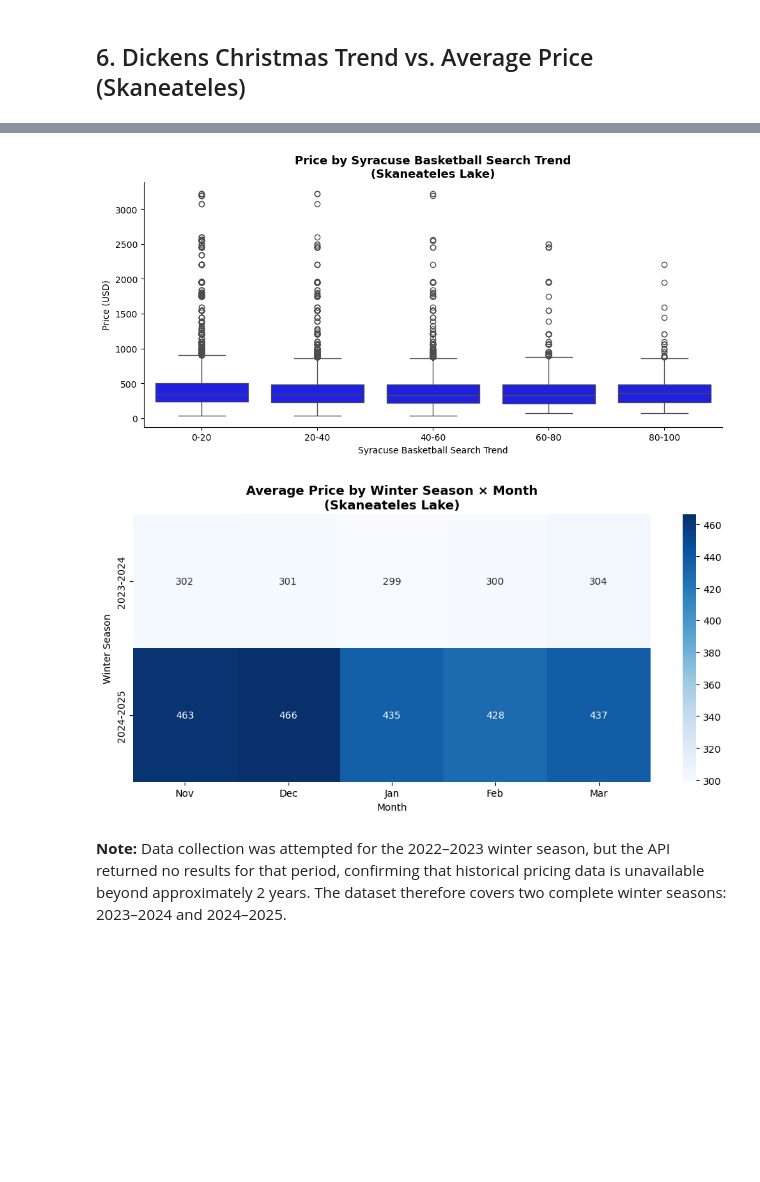
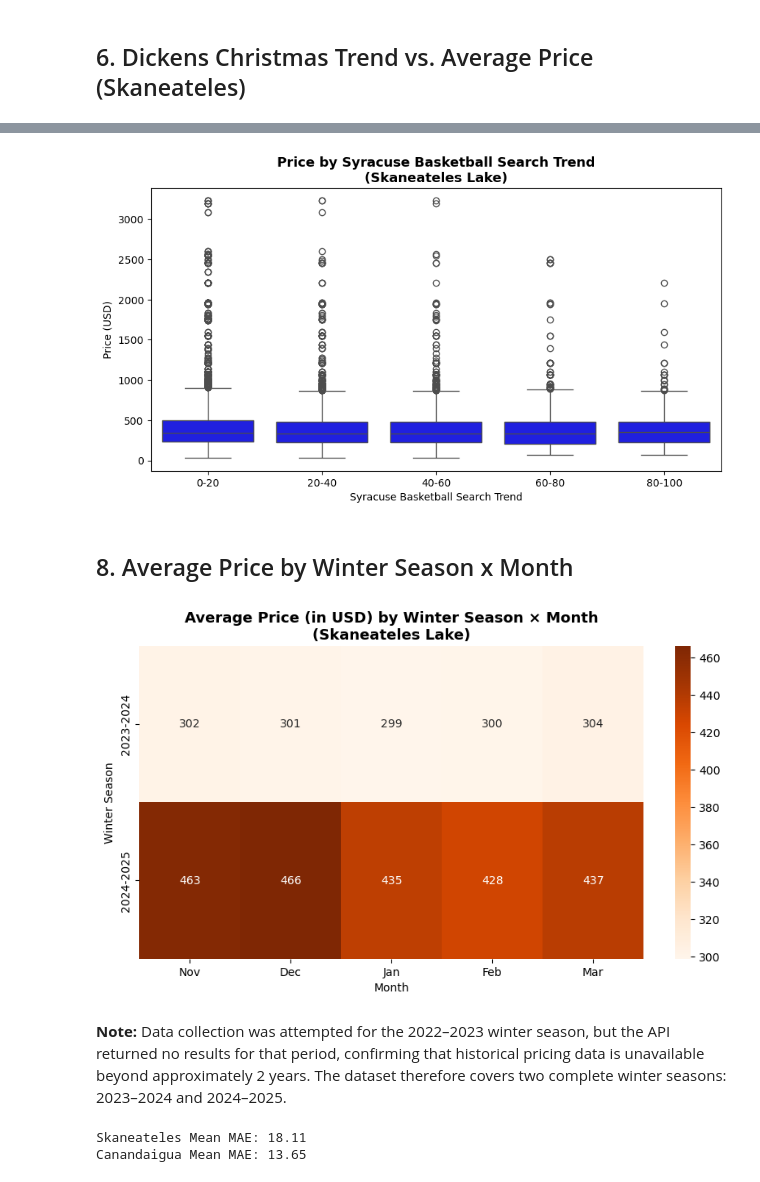
Before and after one commit to jiayuez103/dsci510_final_project, a Jupyter notebook: src/results.ipynb, the cells around one changed output, grey strips where cells are left out. Cells and saved outputs as stored; diff of their text form; code cells hidden in the pictures; blank space fills up the shorter version.

```diff
--- a/src/results.ipynb
+++ b/src/results.ipynb
@@ -4,11 +4,16 @@
 
 This notebook presents the results of a Random Forest analysis examining what drives winter Airbnb pricing in two Finger Lakes regions over three winter seasons (2022–2025).
 # %%
+import sys
 import pandas as pd
 import matplotlib.pyplot as plt
 import matplotlib
 import numpy as np
 import seaborn as sns
+
+sys.path.append('../src')
+from config import DATA_DIR, RESULTS_DIR
+from analyze import get_feature_importance, normalize_prices, run_full_model
 
 matplotlib.rcParams['figure.figsize'] = (10, 6)
 matplotlib.rcParams['axes.spines.top'] = False
@@ -17,12 +22,12 @@ matplotlib.rcParams['savefig.transparent'] = False
 matplotlib.rcParams['figure.facecolor'] = 'white'
 matplotlib.rcParams['axes.facecolor'] = 'white'
 
-rf_sk = pd.read_csv('../results/rf_results_skaneateles.csv')
-rf_ca = pd.read_csv('../results/rf_results_canandaigua.csv')
-importance_sk = pd.read_csv('../results/full_model_importance_skaneateles.csv')
-importance_ca = pd.read_csv('../results/full_model_importance_canandaigua.csv')
-merged_sk = pd.read_csv('../data/merged_skaneateles.csv')
-merged_ca = pd.read_csv('../data/merged_canandaigua.csv')
+rf_sk = pd.read_csv(f'{RESULTS_DIR}/rf_results_skaneateles.csv')
+rf_ca = pd.read_csv(f'{RESULTS_DIR}/rf_results_canandaigua.csv')
+importance_sk = pd.read_csv(f'{RESULTS_DIR}/full_model_importance_skaneateles.csv')
+importance_ca = pd.read_csv(f'{RESULTS_DIR}/full_model_importance_canandaigua.csv')
+merged_sk = pd.read_csv(f'{DATA_DIR}/merged_skaneateles.csv')
+merged_ca = pd.read_csv(f'{DATA_DIR}/merged_canandaigua.csv')
 # %% [markdown]
 ## 1. Model Performance Summary
 # %%
@@ -46,25 +51,26 @@ Canandaigua Lake             203    0.436      0.473         13.65
 # %% [markdown]
 ## 2. R² Distribution — Single Listing Models
 # %%
+plt.style.use('default')
 fig, axes = plt.subplots(1, 2, figsize=(12, 5))
 
 axes[0].hist(rf_sk['r2'], bins=20, color='blue', edgecolor='white', alpha=0.8)
 axes[0].axvline(rf_sk['r2'].mean(), color='red', linestyle='--', label=f'Mean = {rf_sk["r2"].mean():.3f}')
-axes[0].axvline(rf_sk['r2'].median(), color='orange', linestyle='--', label=f'Median = {rf_sk["r2"].median():.3f}')
+axes[0].axvline(rf_sk['r2'].median(), color='green', linestyle='--', label=f'Median = {rf_sk["r2"].median():.3f}')
 axes[0].set_title('Skaneateles Lake — R² Distribution')
 axes[0].set_xlabel('R²')
 axes[0].set_ylabel('Number of Listings')
 axes[0].legend()
 
-axes[1].hist(rf_ca['r2'], bins=20, color='pink', edgecolor='white', alpha=0.8)
+axes[1].hist(rf_ca['r2'], bins=20, color='orange', edgecolor='white', alpha=0.8)
 axes[1].axvline(rf_ca['r2'].mean(), color='red', linestyle='--', label=f'Mean = {rf_ca["r2"].mean():.3f}')
-axes[1].axvline(rf_ca['r2'].median(), color='orange', linestyle='--', label=f'Median = {rf_ca["r2"].median():.3f}')
+axes[1].axvline(rf_ca['r2'].median(), color='green', linestyle='--', label=f'Median = {rf_ca["r2"].median():.3f}')
 axes[1].set_title('Canandaigua Lake — R² Distribution')
 axes[1].set_xlabel('R²')
 axes[1].set_ylabel('Number of Listings')
 axes[1].legend()
 
 plt.suptitle('Single Listing Random Forest R² Distribution', fontsize=14, fontweight='bold')
-plt.savefig('../results/r2_distribution.png', dpi=150, bbox_inches='tight')
+plt.savefig(f'{RESULTS_DIR}/r2_distribution.png', dpi=150, bbox_inches='tight')
 plt.show()
 # %% [output]
@@ -174,5 +179,4 @@ plt.show()
 # %%
-# --- Syracuse Basketball Trend vs Price (Skaneateles) ---
 merged_sk5 = merged_sk.copy()
 merged_sk5['basketball_bin'] = pd.cut(merged_sk5['trend_syracuse_basketball'],
                                        bins=[0, 20, 40, 60, 80, 100],
@@ -186,40 +190,45 @@ ax.set_ylabel('Price (USD)')
 ax.set_title('Price by Syracuse Basketball Search Trend\n(Skaneateles Lake)',
              fontsize=13, fontweight='bold')
 
-plt.tight_layout()
-plt.savefig('../results/basketball_vs_price.png', dpi=150,
-            bbox_inches='tight', transparent=True)
+
+plt.savefig(f'{RESULTS_DIR}/basketball_vs_price.png', dpi=150, bbox_inches='tight')
 plt.show()
 # %% [output]
-[figure, old version]
+[figure, new version]
+# %% [markdown]
+## 8. Average Price by Winter Season x Month
 # %%
 merged_sk4 = merged_sk.copy()
 merged_sk4['winter'] = merged_sk4.apply(
     lambda row: str(int(row['year'])) + '-' + str(int(row['year'])+1)
     if row['month'] in [11, 12]
     else str(int(row['year'])-1) + '-' + str(int(row['year'])),
     axis=1
 )
 
-pivot3 = merged_sk4.groupby(['winter', 'month'])['price_usd'].mean().unstack()
-pivot3.columns = ['Jan', 'Feb', 'Mar', 'Nov', 'Dec']
-pivot3 = pivot3[['Nov', 'Dec', 'Jan', 'Feb', 'Mar']]
+price_heatmap = merged_sk4.groupby(['winter', 'month'])['price_usd'].mean().unstack()
+price_heatmap.columns = ['Jan', 'Feb', 'Mar', 'Nov', 'Dec']
+price_heatmap = price_heatmap[['Nov', 'Dec', 'Jan', 'Feb', 'Mar']]
 
 fig, ax = plt.subplots(figsize=(10, 5))
-sns.heatmap(pivot3, annot=True, fmt='.0f', cmap='Blues', ax=ax)
-ax.set_title('Average Price by Winter Season × Month\n(Skaneateles Lake)',
+sns.heatmap(price_heatmap, annot=True, fmt='.0f', cmap='Oranges', ax=ax)
+ax.set_title('Average Price (in USD) by Winter Season × Month\n(Skaneateles Lake)',
              fontsize=13, fontweight='bold')
-
 ax.set_xlabel('Month')
 ax.set_ylabel('Winter Season')
 
-plt.tight_layout()
-plt.savefig('../results/heatmap_winter_month.png', dpi=150, bbox_inches='tight')
+plt.savefig(f'{RESULTS_DIR}/heatmap_winter_month.png', dpi=150, bbox_inches='tight')
 plt.show()
 # %% [output]
-[figure, old version]
+[figure, new version]
 # %% [markdown]
 **Note:** Data collection was attempted for the 2022–2023 winter season,
 but the API returned no results for that period, confirming that historical
 pricing data is unavailable beyond approximately 2 years. The dataset therefore
 covers two complete winter seasons: 2023–2024 and 2024–2025.
+# %%
+print('Skaneateles Mean MAE:', rf_sk['mae'].mean().round(2))
+print('Canandaigua Mean MAE:', rf_ca['mae'].mean().round(2))
+# %% [output]
+Skaneateles Mean MAE: 18.11
+Canandaigua Mean MAE: 13.65
```
Also changed, not shown: parts of 6 cells of this notebook, 14 other files.
